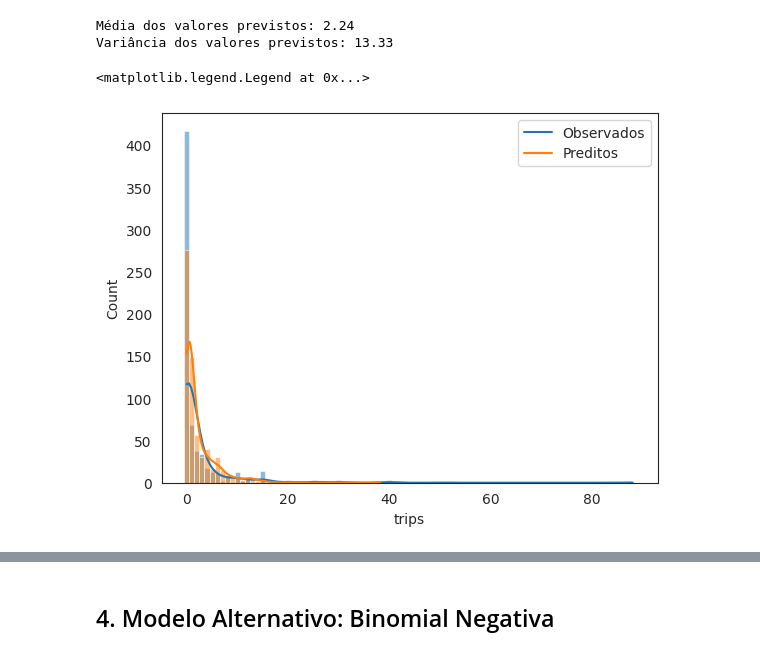
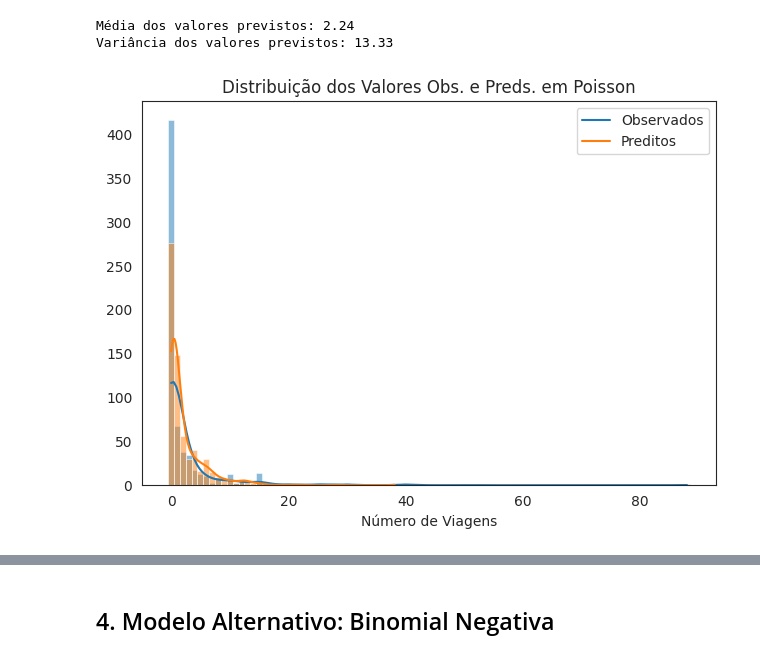
Before and after one commit to scrocha/modelagem-estatistica-A2, a Jupyter notebook: trabalho.ipynb, the cells around one changed output, grey strips where cells are left out. Saved outputs shown, nothing was run; the diff lists cells and outputs as text; code cells hidden in the pictures.

```diff
--- a/trabalho.ipynb
+++ b/trabalho.ipynb
@@ -735,20 +735,24 @@ Variância dos valores previstos: 13.33
 # %%
 sns.histplot(
     data_correlation["trips"],
     kde=True,
     discrete=True,
 )
 
 sns.histplot(
     preds,
     kde=True,
     discrete=True,
 )
 
+plt.title("Distribuição dos Valores Obs. e Preds. em Poisson")
+plt.xlabel("Número de Viagens")
+plt.ylabel(None)
 plt.legend(["Observados" , "Preditos"])
+plt.tight_layout()
+plt.show()
 # %% [output]
-<matplotlib.legend.Legend at 0x...>
-[figure, old version]
+[figure, new version]
 # %%
 diff = data_correlation["trips"] - preds
 diff = diff ** 2
```
Also changed, not shown: parts of 10 cells of this notebook.
